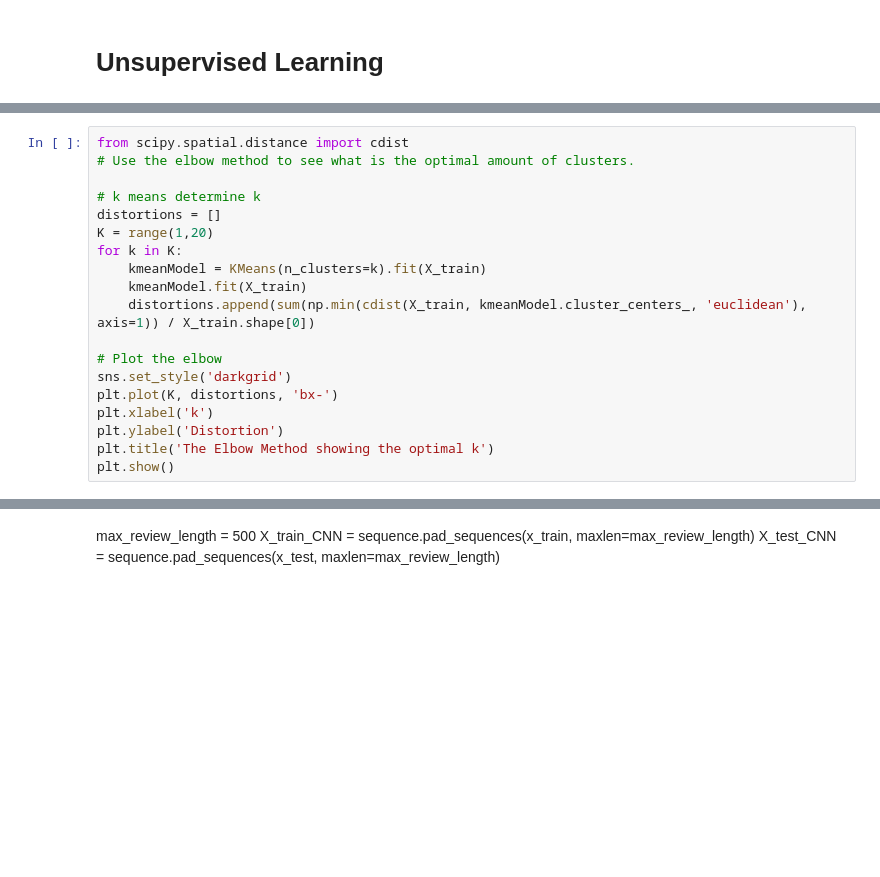
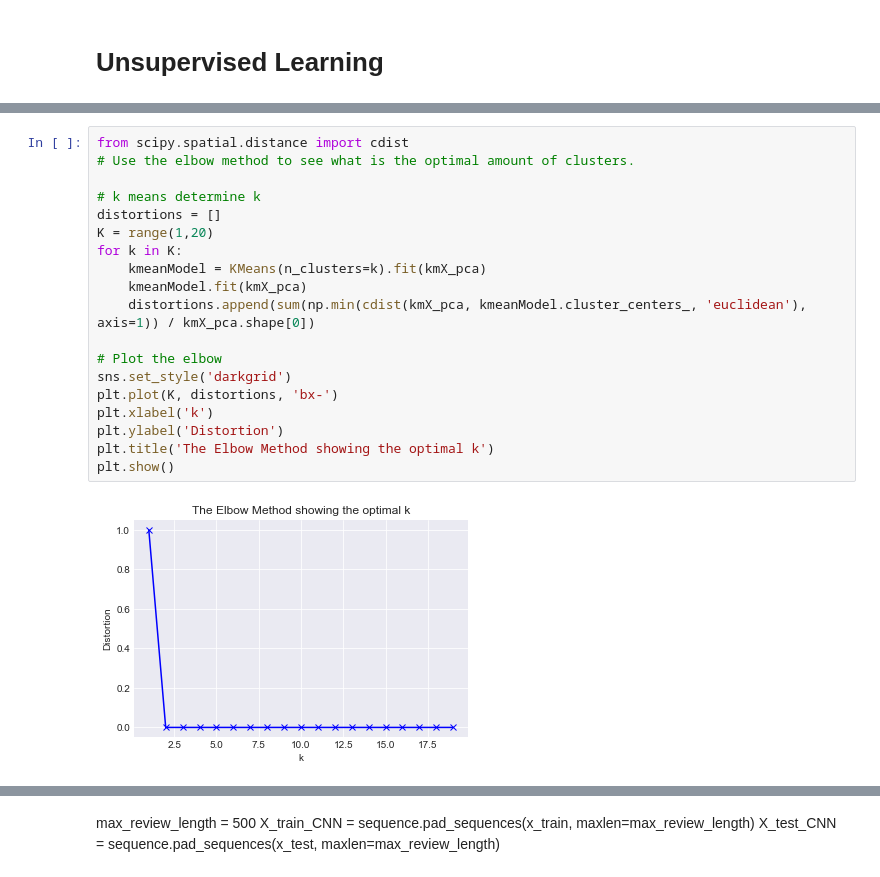
Before and after one commit to lamkg/Thinkful-Final-Capstone, a Jupyter notebook: Final Capstone.ipynb, the cells around one changed output, grey strips where cells are left out. Drawn from its saved outputs; the diff is of its cells as text; blank space fills up the shorter version.

```diff
--- a/Final Capstone.ipynb
+++ b/Final Capstone.ipynb
@@ -1254,21 +1287,23 @@ NameError: name 'y_pred' is not defined
 # %%
 from scipy.spatial.distance import cdist
 # Use the elbow method to see what is the optimal amount of clusters.
 
 # k means determine k
 distortions = []
 K = range(1,20)
 for k in K:
-    kmeanModel = KMeans(n_clusters=k).fit(X_train)
-    kmeanModel.fit(X_train)
-    distortions.append(sum(np.min(cdist(X_train, kmeanModel.cluster_centers_, 'euclidean'), axis=1)) / X_train.shape[0])
+    kmeanModel = KMeans(n_clusters=k).fit(kmX_pca)
+    kmeanModel.fit(kmX_pca)
+    distortions.append(sum(np.min(cdist(kmX_pca, kmeanModel.cluster_centers_, 'euclidean'), axis=1)) / kmX_pca.shape[0])
 
 # Plot the elbow
 sns.set_style('darkgrid')
 plt.plot(K, distortions, 'bx-')
 plt.xlabel('k')
 plt.ylabel('Distortion')
 plt.title('The Elbow Method showing the optimal k')
 plt.show()
+# %% [output]
+[figure, added]
 # %%
 # Cluster Analysis
```
Also changed, not shown: parts of 13 cells of this notebook.
